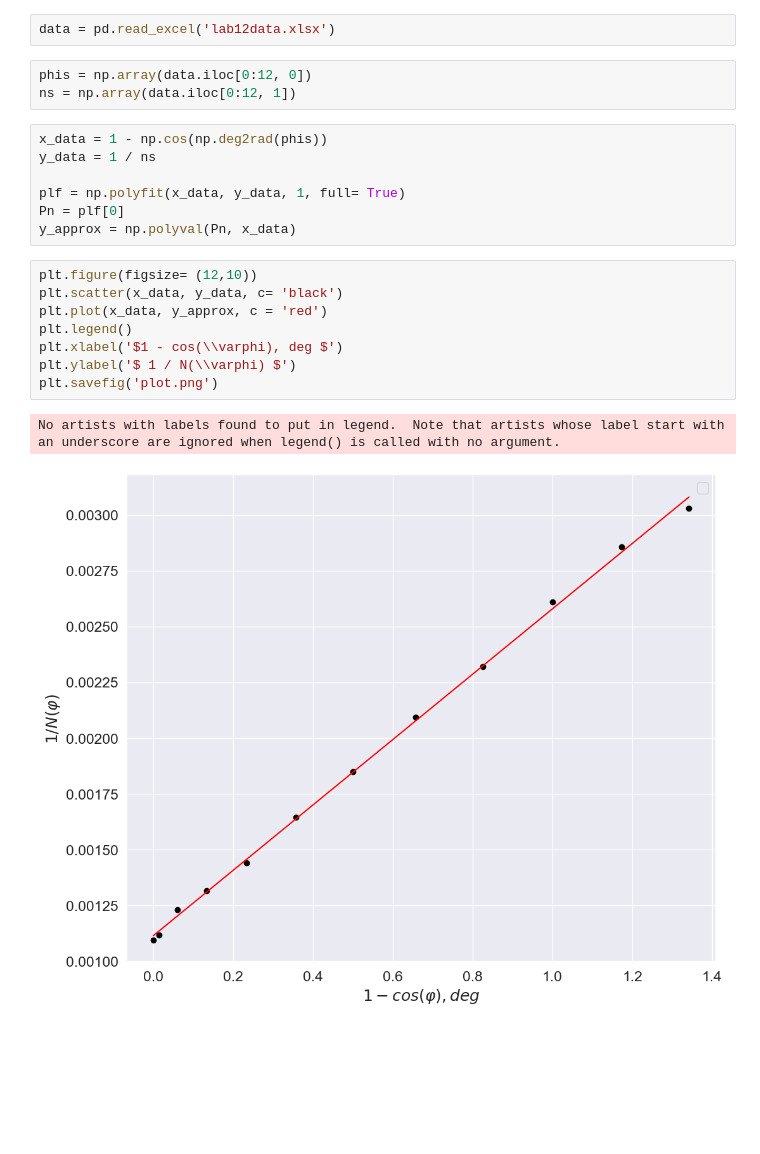
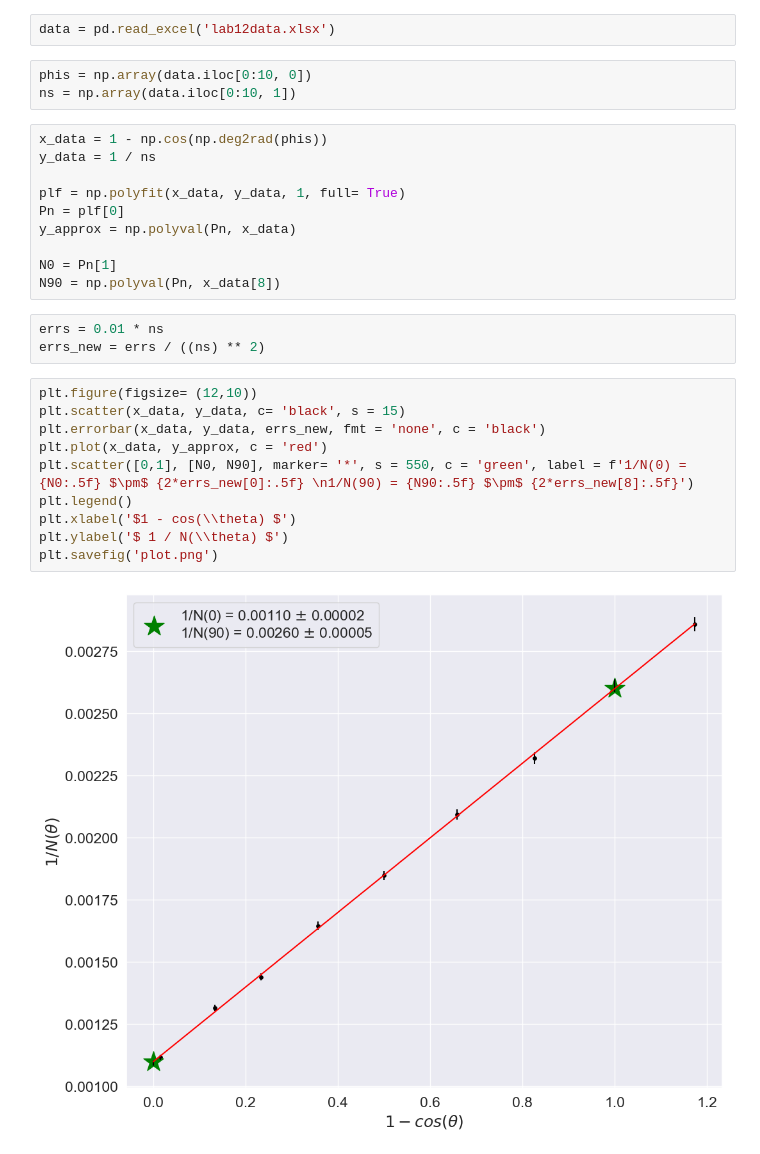
Before and after one commit to kekoveca/Physics_labs, a Jupyter notebook: 3 course/lab12/lab12.ipynb, the cells around one changed output. Drawn from its saved outputs; the diff is of its cells as text; blank space fills up the shorter version.

```diff
--- a/3 course/lab12/lab12.ipynb
+++ b/3 course/lab12/lab12.ipynb
@@ -8,8 +8,8 @@ sns.set_theme(style='darkgrid', font_scale=1.5)
 # %%
 data = pd.read_excel('lab12data.xlsx')
 # %%
-phis = np.array(data.iloc[0:12, 0])
-ns = np.array(data.iloc[0:12, 1])
+phis = np.array(data.iloc[0:10, 0])
+ns = np.array(data.iloc[0:10, 1])
 # %%
 x_data = 1 - np.cos(np.deg2rad(phis))
 y_data = 1 / ns
@@ -17,14 +17,21 @@ y_data = 1 / ns
 plf = np.polyfit(x_data, y_data, 1, full= True)
 Pn = plf[0]
 y_approx = np.polyval(Pn, x_data)
+
+N0 = Pn[1]
+N90 = np.polyval(Pn, x_data[8])
+# %%
+errs = 0.01 * ns
+errs_new = errs / ((ns) ** 2)
 # %%
 plt.figure(figsize= (12,10))
-plt.scatter(x_data, y_data, c= 'black')
+plt.scatter(x_data, y_data, c= 'black', s = 15)
+plt.errorbar(x_data, y_data, errs_new, fmt = 'none', c = 'black')
 plt.plot(x_data, y_approx, c = 'red')
+plt.scatter([0,1], [N0, N90], marker= '*', s = 550, c = 'green', label = f'1/N(0) = {N0:.5f} $\pm$ {2*errs_new[0]:.5f} \n1/N(90) = {N90:.5f} $\pm$ {2*errs_new[8]:.5f}')
 plt.legend()
-plt.xlabel('$1 - cos(\\varphi), deg $')
-plt.ylabel('$ 1 / N(\\varphi) $')
+plt.xlabel('$1 - cos(\\theta) $')
+plt.ylabel('$ 1 / N(\\theta) $')
 plt.savefig('plot.png')
 # %% [output]
-No artists with labels found to put in legend.  Note that artists whose label start with an underscore are ignored when legend() is called with no argument.
-[figure, old version]
+[figure, new version]
```
Also changed, not shown: parts of 1 cell of this notebook, 13 other files.
